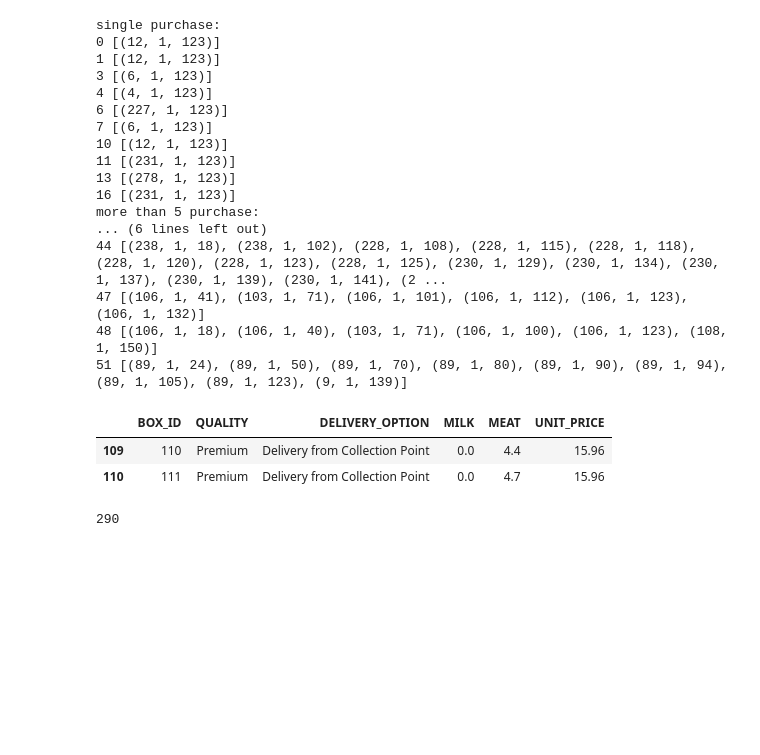
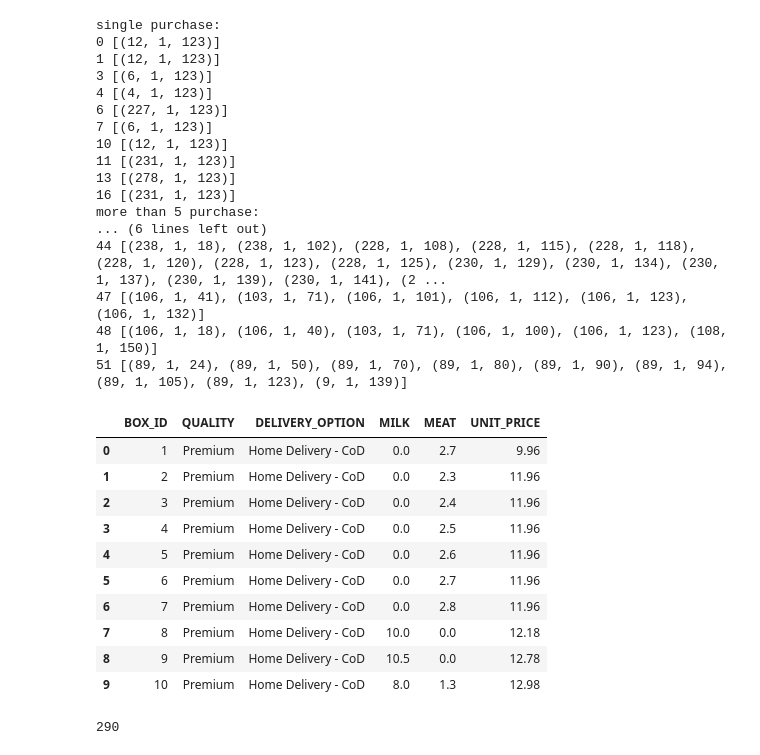
Before and after one commit to BRAINIAC2677/Robi-Datathon-3.0, a Jupyter notebook: codes/problem-3.ipynb, the cells around one changed output. Saved outputs shown, nothing was run; the diff lists cells and outputs as text; code cells hidden in the pictures; blank space fills up the shorter version.

```diff
--- a/codes/problem-3.ipynb
+++ b/codes/problem-3.ipynb
@@ -162,12 +142,20 @@ more than 5 purchase:
 47 [(106, 1, 41), (103, 1, 71), (106, 1, 101), (106, 1, 112), (106, 1, 123), (106, 1, 132)]
 48 [(106, 1, 18), (106, 1, 40), (103, 1, 71), (106, 1, 100), (106, 1, 123), (108, 1, 150)]
 51 [(89, 1, 24), (89, 1, 50), (89, 1, 70), (89, 1, 80), (89, 1, 90), (89, 1, 94), (89, 1, 105), (89, 1, 123), (9, 1, 139)]
-# %%
-boxes_df[109:111]
-# %% [output]
-|  | BOX_ID | QUALITY | DELIVERY_OPTION | MILK | MEAT | UNIT_PRICE |
-| 109 | 110 | Premium | Delivery from Collection Point | 0.0 | 4.4 | 15.96 |
-| 110 | 111 | Premium | Delivery from Collection Point | 0.0 | 4.7 | 15.96 |
+# %%
+boxes_df.head(10)
+# %% [output]
+|  | BOX_ID | QUALITY | DELIVERY_OPTION | MILK | MEAT | UNIT_PRICE |
+| 0 | 1 | Premium | Home Delivery - CoD | 0.0 | 2.7 | 9.96 |
+| 1 | 2 | Premium | Home Delivery - CoD | 0.0 | 2.3 | 11.96 |
+| 2 | 3 | Premium | Home Delivery - CoD | 0.0 | 2.4 | 11.96 |
+| 3 | 4 | Premium | Home Delivery - CoD | 0.0 | 2.5 | 11.96 |
+| 4 | 5 | Premium | Home Delivery - CoD | 0.0 | 2.6 | 11.96 |
+| 5 | 6 | Premium | Home Delivery - CoD | 0.0 | 2.7 | 11.96 |
+| 6 | 7 | Premium | Home Delivery - CoD | 0.0 | 2.8 | 11.96 |
+| 7 | 8 | Premium | Home Delivery - CoD | 10.0 | 0.0 | 12.18 |
+| 8 | 9 | Premium | Home Delivery - CoD | 10.5 | 0.0 | 12.78 |
+| 9 | 10 | Premium | Home Delivery - CoD | 8.0 | 1.3 | 12.98 |
 # %%
 len(boxes_df)
 # %% [output]
```
Also changed, not shown: parts of 15 cells of this notebook, 3 other files.
